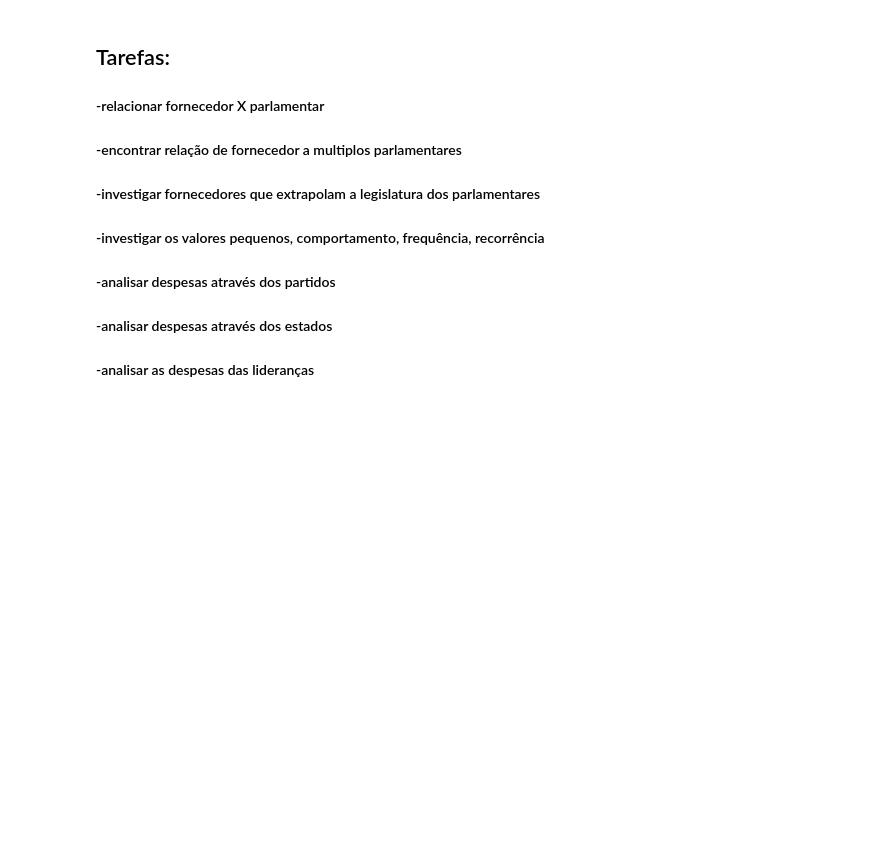
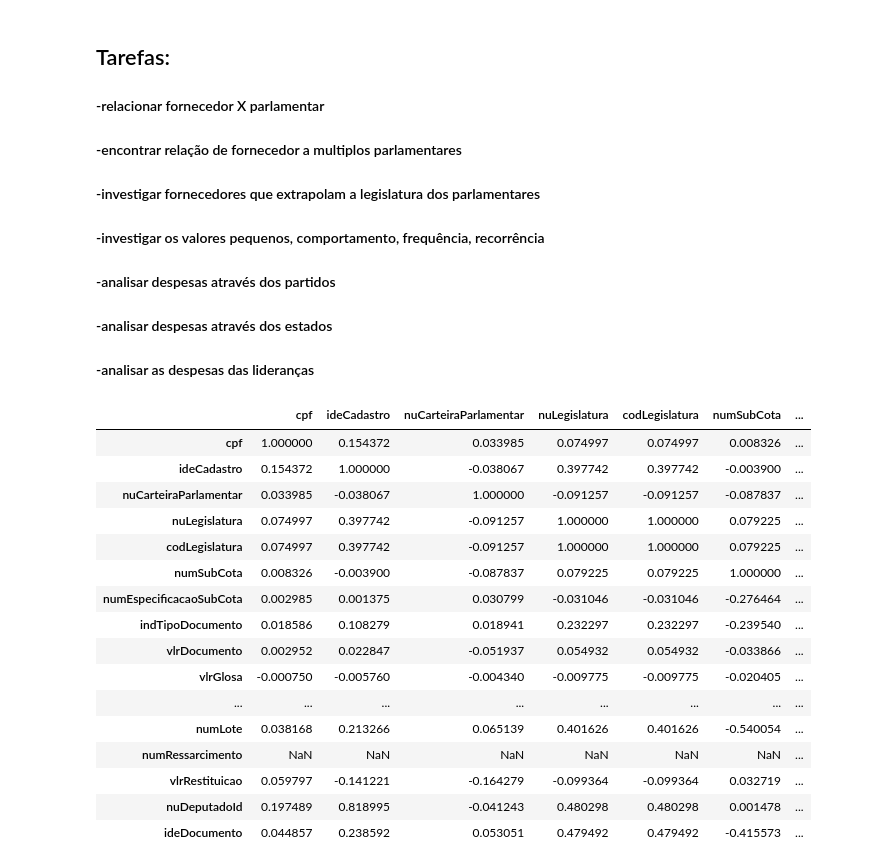
Before and after one commit to dagobertomedeiros/parlamentares, a Jupyter notebook: GASTOS_DEPUTADOS.ipynb, the cells around one changed output. Saved outputs shown, nothing was run; the diff lists cells and outputs as text; code cells hidden in the pictures; blank space fills up the shorter version.

```diff
--- a/GASTOS_DEPUTADOS.ipynb
+++ b/GASTOS_DEPUTADOS.ipynb
@@ -145,3 +145,23 @@ df[['txtFornecedor']].groupby(df.txtCNPJCPF).count().sort_values(by='txtForneced
   #### -analisar despesas através dos partidos
   #### -analisar despesas através dos estados
   #### -analisar as despesas das lideranças
+# %%
+df.corr()
+# %% [output]
+|  | cpf | ideCadastro | nuCarteiraParlamentar | nuLegislatura | codLegislatura | numSubCota | ... |
+| cpf | 1.000000 | 0.154372 | 0.033985 | 0.074997 | 0.074997 | 0.008326 | ... |
+| ideCadastro | 0.154372 | 1.000000 | -0.038067 | 0.397742 | 0.397742 | -0.003900 | ... |
+| nuCarteiraParlamentar | 0.033985 | -0.038067 | 1.000000 | -0.091257 | -0.091257 | -0.087837 | ... |
+| nuLegislatura | 0.074997 | 0.397742 | -0.091257 | 1.000000 | 1.000000 | 0.079225 | ... |
+| codLegislatura | 0.074997 | 0.397742 | -0.091257 | 1.000000 | 1.000000 | 0.079225 | ... |
+| numSubCota | 0.008326 | -0.003900 | -0.087837 | 0.079225 | 0.079225 | 1.000000 | ... |
+| numEspecificacaoSubCota | 0.002985 | 0.001375 | 0.030799 | -0.031046 | -0.031046 | -0.276464 | ... |
+| indTipoDocumento | 0.018586 | 0.108279 | 0.018941 | 0.232297 | 0.232297 | -0.239540 | ... |
+| vlrDocumento | 0.002952 | 0.022847 | -0.051937 | 0.054932 | 0.054932 | -0.033866 | ... |
+| vlrGlosa | -0.000750 | -0.005760 | -0.004340 | -0.009775 | -0.009775 | -0.020405 | ... |
+| ... | ... | ... | ... | ... | ... | ... | ... |
+| numLote | 0.038168 | 0.213266 | 0.065139 | 0.401626 | 0.401626 | -0.540054 | ... |
+| numRessarcimento | NaN | NaN | NaN | NaN | NaN | NaN | ... |
+| vlrRestituicao | 0.059797 | -0.141221 | -0.164279 | -0.099364 | -0.099364 | 0.032719 | ... |
+| nuDeputadoId | 0.197489 | 0.818995 | -0.041243 | 0.480298 | 0.480298 | 0.001478 | ... |
+| ideDocumento | 0.044857 | 0.238592 | 0.053051 | 0.479492 | 0.479492 | -0.415573 | ... |
```
Also changed, not shown: parts of 2 cells of this notebook.
